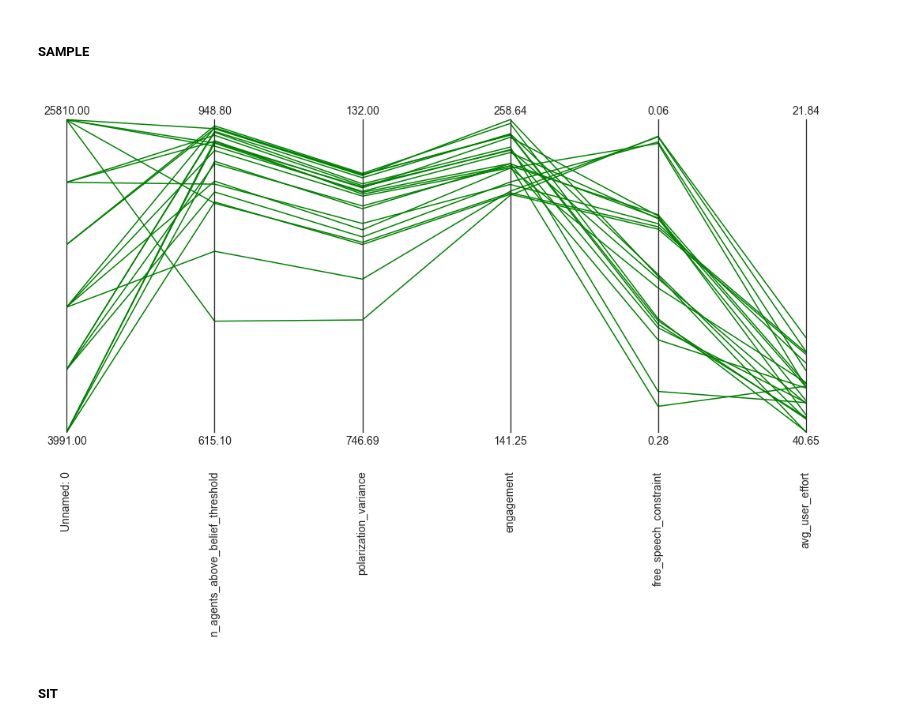
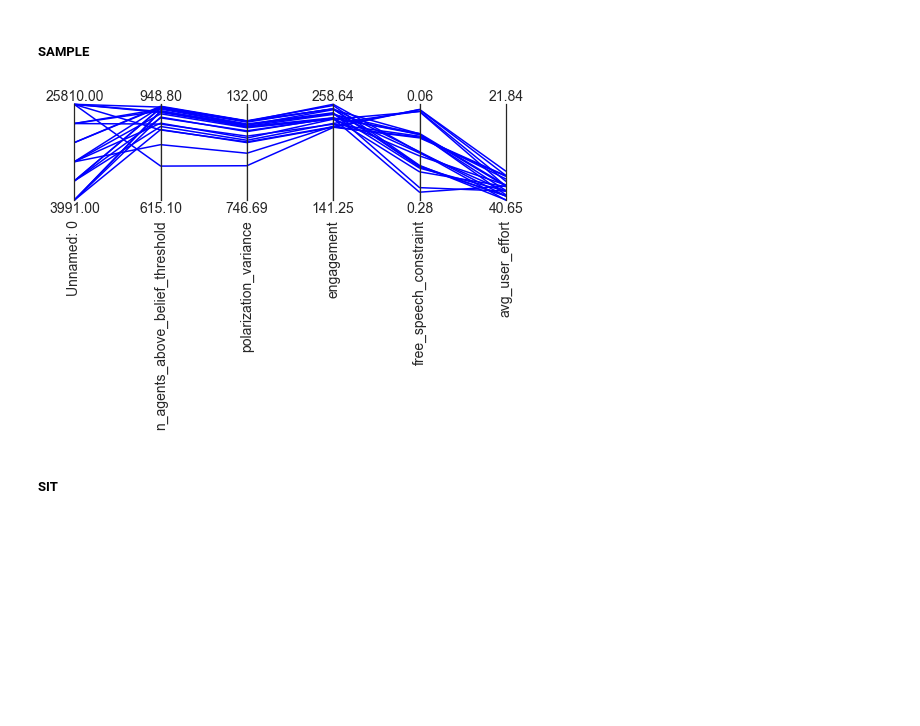
Before and after one commit to felicity-reddel/MisinfoPy, a Jupyter notebook: dmdu/exploration/evaluate_full_data.ipynb, the cells around one changed output. Saved outputs shown, nothing was run; the diff lists cells and outputs as text; code cells hidden in the pictures; blank space fills up the shorter version.

Commit message:
color adjustments

```diff
--- a/dmdu/exploration/evaluate_full_data.ipynb
+++ b/dmdu/exploration/evaluate_full_data.ipynb
@@ -10,7 +10,16 @@ from model.enums import BeliefUpdate
 from dmdu.utils_dmdu import get_lever_names, get_outcome_names
 import matplotlib.pyplot as plt
 
-sns.set(rc={'figure.figsize': (14, 10)})
+sns.set(rc={'figure.figsize': (7, 5)})
+
+# Assign each unique model a color
+model_names = [x.name for x in list(BeliefUpdate)]
+model_colors = {}
+colors = ["blue", "green", "red"]
+
+for _, (model, color) in enumerate(zip(model_names, colors)):
+    # w/ color palette: zip(model_names, sns.color_palette("colorblind"))
+    model_colors[model] = color
 # %% [markdown]
 # Overall Plan:
 1. avg over replications
@@ -190,20 +203,24 @@ parcoords_levers(experiments_dict, bufn)
 # %%
 # Find limits over all outcomes
 # %%
-def parcoords_outcomes(out_dict, bufn, color="green"):
+def parcoords_outcomes(out_dict, bufn, model_colors=None):
 
     # Get limits
     concat_out = pd.concat(out_dict.values())
     out_limits = parcoords.get_limits(concat_out)
 
-    bufn = bufn.name
     axes = parcoords.ParallelAxes(out_limits)
 
     minimize = ['polarization_variance', 'free_speech_constraint', 'avg_user_effort']
     for metric in minimize:
         axes.invert_axis(metric)
 
-    axes.plot(outcomes_dict[bufn], color=color)
+    if model_colors:
+        color = model_colors[bufn.name]
+    else:
+        color = "grey"
+
+    axes.plot(outcomes_dict[bufn.name], color=color)
 # %% [markdown]
 ##### DEFFUANT
 # %%
@@ -213,9 +230,9 @@ parcoords_outcomes(outcomes_dict, BeliefUpdate.DEFFUANT)
 # %% [markdown]
 ##### SAMPLE
 # %%
-parcoords_outcomes(outcomes_dict, BeliefUpdate.SAMPLE)
+parcoords_outcomes(outcomes_dict, BeliefUpdate.SAMPLE, model_colors)
 # %% [output]
-[figure, old version]
+[figure, new version]
 # %% [markdown]
 ##### SIT
 # %%
```
Also changed, not shown: parts of 7 cells of this notebook.
